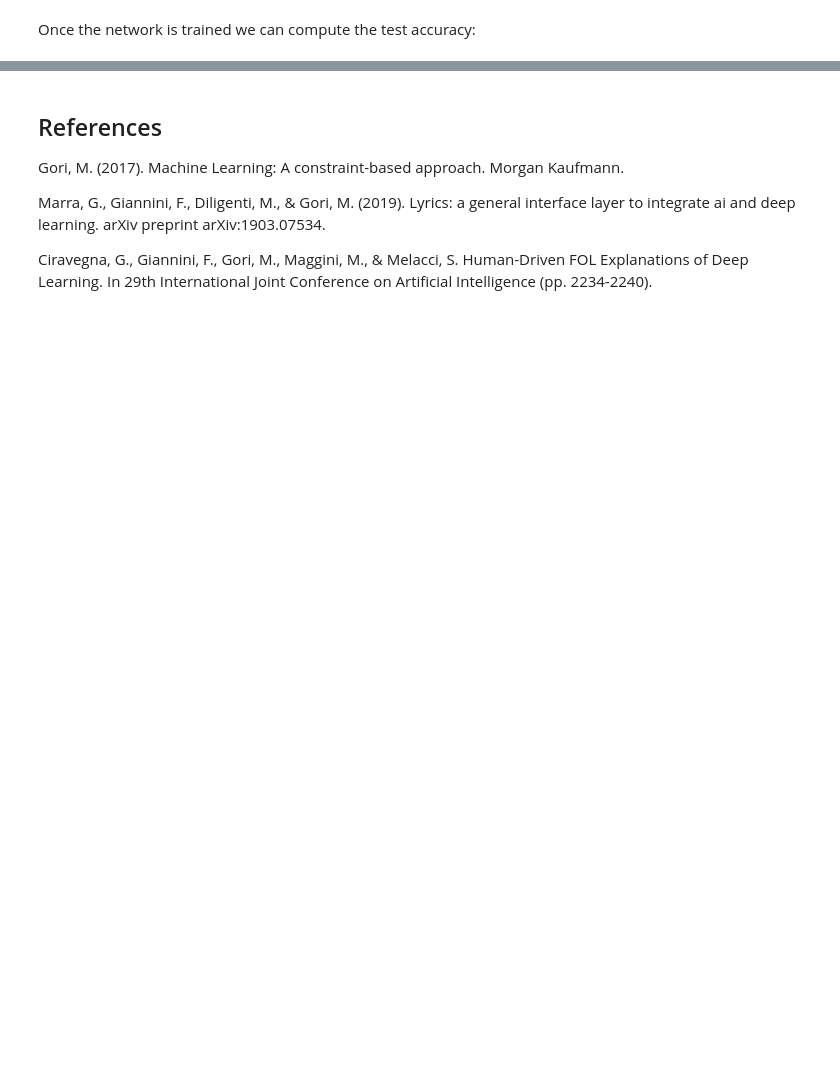
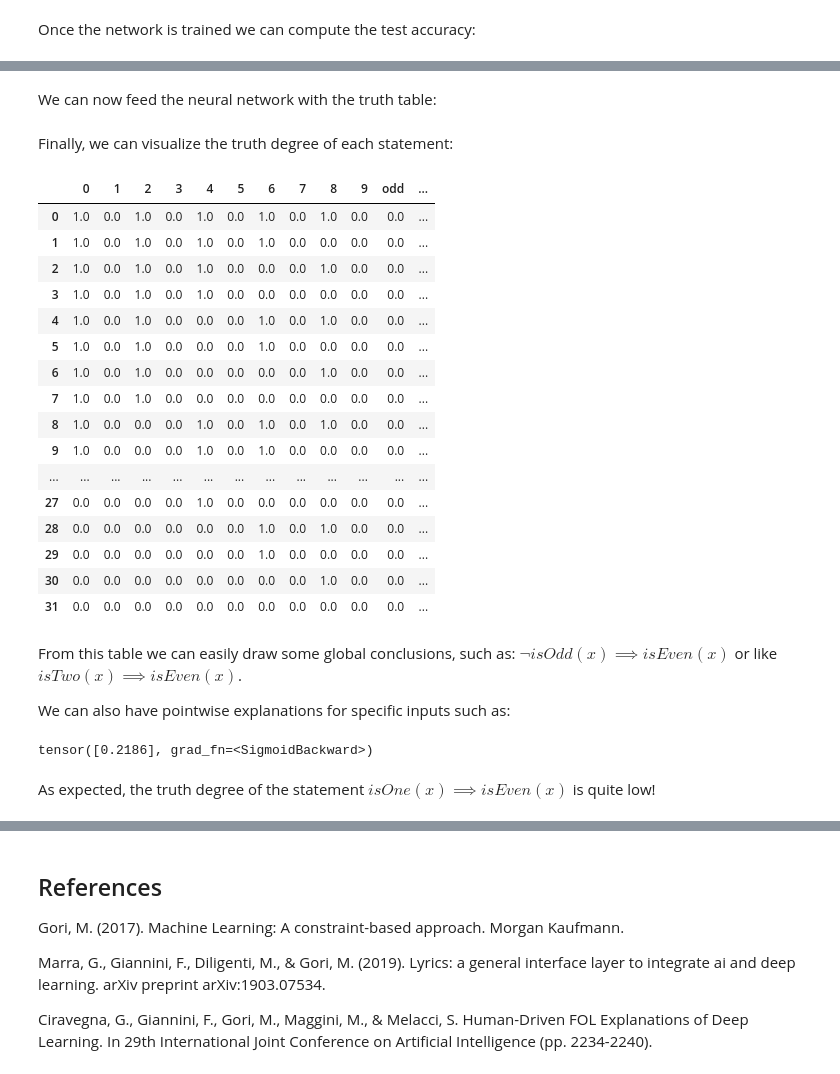
Before and after one commit to pietrobarbiero/constraint-learning, a Jupyter notebook: notebooks/learning_of_constraints_digits.ipynb, the cells around one changed output, grey strips where cells are left out. Cells and saved outputs as stored; diff of their text form; code cells hidden in the pictures; blank space fills up the shorter version.

Commit message:
Add notebook for learning of constraints

```diff
--- a/notebooks/learning_of_constraints_digits.ipynb
+++ b/notebooks/learning_of_constraints_digits.ipynb
@@ -450,17 +284,0 @@ print(f'"XOR(0,1,2,3,4,5,6,7,8,9)": {n_violations*100:.2f}% violations')
-# %%
-violations_idx = (y_pred_round[:, :-2].sum(axis=1)!=1)
-violations = y_pred_round[violations_idx].astype(int)
-
-print(f'Number of violations: {len(violations)} ({len(violations)/len(y_test)*100:.2f}%)')
-
-plt.figure(figsize=(9, 10))
-for i in range(9):
-    true_class = y_test[violations_idx][i, :10].argmax().detach().numpy()
-    predicted_classes = np.argwhere(y_pred_round[violations_idx][i, :10]).squeeze().tolist()
-
-    plt.subplot(3, 3, i+1)
-    plt.title(f'True class: {true_class}\nPredicted classes: {predicted_classes}')
-    sns.heatmap(x_test[violations_idx][i].reshape((8, 8)), cbar=False)
-    plt.axis('off')
-plt.tight_layout()
-plt.show()
@@ -469,0 +400,3 @@ Number of violations: 31 (5.22%)
+# %%
+weight_mask = even_net.linear.weight > 0
+weight_mask
@@ -469,0 +408,11 @@ Number of violations: 31 (5.22%)
+# %%
+mask_size = torch.sum(weight_mask)
+truth_table_np = np.zeros((2**mask_size, D_in))
+option_list = np.array(list(product((True, False), repeat=mask_size)))
+j = 0
+for i, is_valid in enumerate(weight_mask.detach().numpy().ravel()):
+    if is_valid:
+        truth_table_np[:, i] = option_list[:, j]
+        j += 1
+truth_table = torch.FloatTensor(truth_table_np)
+truth_table
@@ -469,0 +437,44 @@ Number of violations: 31 (5.22%)
+# %% [markdown]
+We can now feed the neural network with the truth table:
+# %%
+even_net.eval()
+constraints_truth = even_net(truth_table)
+# %% [markdown]
+Finally, we can visualize the truth degree of each statement:
+# %%
+final_table = np.hstack((truth_table_np, constraints_truth.detach().numpy()))
+cols = [str(i) for i in set(y)]
+cols.extend(['odd', 'even'])
+final_table = pd.DataFrame(final_table, columns=cols)
+final_table
+# %% [output]
+|  | 0 | 1 | 2 | 3 | 4 | 5 | 6 | 7 | 8 | 9 | odd | ... |
+| 0 | 1.0 | 0.0 | 1.0 | 0.0 | 1.0 | 0.0 | 1.0 | 0.0 | 1.0 | 0.0 | 0.0 | ... |
+| 1 | 1.0 | 0.0 | 1.0 | 0.0 | 1.0 | 0.0 | 1.0 | 0.0 | 0.0 | 0.0 | 0.0 | ... |
+| 2 | 1.0 | 0.0 | 1.0 | 0.0 | 1.0 | 0.0 | 0.0 | 0.0 | 1.0 | 0.0 | 0.0 | ... |
+| 3 | 1.0 | 0.0 | 1.0 | 0.0 | 1.0 | 0.0 | 0.0 | 0.0 | 0.0 | 0.0 | 0.0 | ... |
+| 4 | 1.0 | 0.0 | 1.0 | 0.0 | 0.0 | 0.0 | 1.0 | 0.0 | 1.0 | 0.0 | 0.0 | ... |
+| 5 | 1.0 | 0.0 | 1.0 | 0.0 | 0.0 | 0.0 | 1.0 | 0.0 | 0.0 | 0.0 | 0.0 | ... |
+| 6 | 1.0 | 0.0 | 1.0 | 0.0 | 0.0 | 0.0 | 0.0 | 0.0 | 1.0 | 0.0 | 0.0 | ... |
+| 7 | 1.0 | 0.0 | 1.0 | 0.0 | 0.0 | 0.0 | 0.0 | 0.0 | 0.0 | 0.0 | 0.0 | ... |
+| 8 | 1.0 | 0.0 | 0.0 | 0.0 | 1.0 | 0.0 | 1.0 | 0.0 | 1.0 | 0.0 | 0.0 | ... |
+| 9 | 1.0 | 0.0 | 0.0 | 0.0 | 1.0 | 0.0 | 1.0 | 0.0 | 0.0 | 0.0 | 0.0 | ... |
+| ... | ... | ... | ... | ... | ... | ... | ... | ... | ... | ... | ... | ... |
+| 27 | 0.0 | 0.0 | 0.0 | 0.0 | 1.0 | 0.0 | 0.0 | 0.0 | 0.0 | 0.0 | 0.0 | ... |
+| 28 | 0.0 | 0.0 | 0.0 | 0.0 | 0.0 | 0.0 | 1.0 | 0.0 | 1.0 | 0.0 | 0.0 | ... |
+| 29 | 0.0 | 0.0 | 0.0 | 0.0 | 0.0 | 0.0 | 1.0 | 0.0 | 0.0 | 0.0 | 0.0 | ... |
+| 30 | 0.0 | 0.0 | 0.0 | 0.0 | 0.0 | 0.0 | 0.0 | 0.0 | 1.0 | 0.0 | 0.0 | ... |
+| 31 | 0.0 | 0.0 | 0.0 | 0.0 | 0.0 | 0.0 | 0.0 | 0.0 | 0.0 | 0.0 | 0.0 | ... |
+# %% [markdown]
+From this table we can easily draw some global conclusions, such as: $\neg isOdd(x) \implies isEven(x)$ or like $isTwo(x) \implies isEven(x)$.
+
+We can also have pointwise explanations for specific inputs such as:
+# %%
+is_one = np.zeros((11,))
+is_one[1] = 1
+is_one = torch.FloatTensor(is_one)
+even_net(is_one)
+# %% [output]
+tensor([0.2186], grad_fn=<SigmoidBackward>)
+# %% [markdown]
+As expected, the truth degree of the statement $isOne(x) \implies isEven(x)$ is quite low!
```
Also changed, not shown: parts of 38 cells of this notebook.
